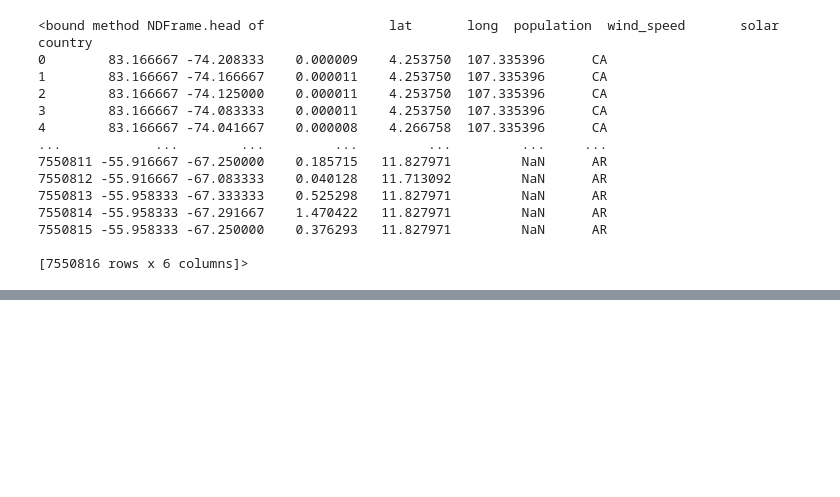
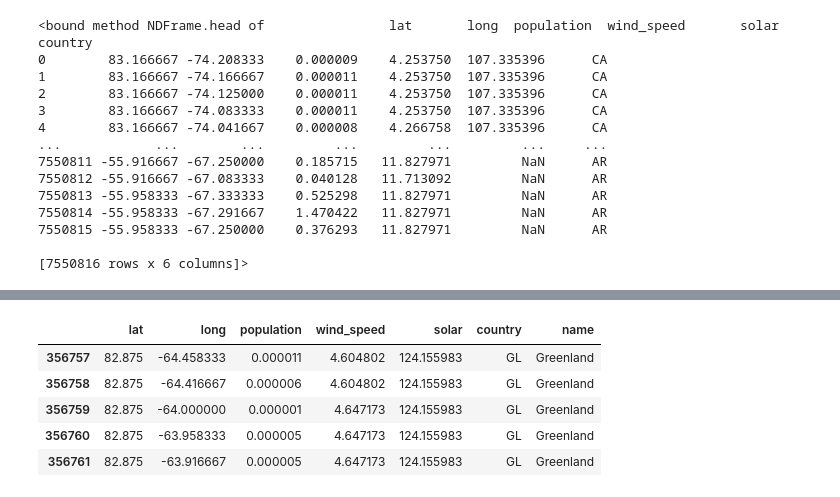
Before and after one commit to ITWSDataScience/Group3_Fall2022, a Jupyter notebook: conflicts.ipynb, the cells around one changed output, grey strips where cells are left out. Cells and saved outputs as stored; diff of their text form; code cells hidden in the pictures; blank space fills up the shorter version.

```diff
--- a/conflicts.ipynb
+++ b/conflicts.ipynb
@@ -16,5 +16,5 @@ df.head()
 | 3 | 37542179 | 2022-10-14 | United States | NaN | United States | Provide economic aid | 71 | 7.4 | ... |
 | 4 | 37542131 | 2022-10-14 | Ukraine | NaN | Ukraine | Arrest, detain, or charge with le... | 173 | -5.0 | ... |
 # %%
-df = df.loc[(df['Intensity'] <= -9.0)]
-conflict_countries = df['Target Country'].dropna().unique()
+conflicts = conflicts.loc[(df['Intensity'] <= -9.0)]
+conflict_countries = conflicts['Target Country'].dropna().unique()
@@ -92,0 +117,10 @@ df.to_csv('grid.csv',index = False)
+# %%
+df = df[~df['name'].isin(conflict_countries)]
+df.head()
+# %% [output]
+|  | lat | long | population | wind_speed | solar | country | name |
+| 356757 | 82.875 | -64.458333 | 0.000011 | 4.604802 | 124.155983 | GL | Greenland |
+| 356758 | 82.875 | -64.416667 | 0.000006 | 4.604802 | 124.155983 | GL | Greenland |
+| 356759 | 82.875 | -64.000000 | 0.000001 | 4.647173 | 124.155983 | GL | Greenland |
+| 356760 | 82.875 | -63.958333 | 0.000005 | 4.647173 | 124.155983 | GL | Greenland |
+| 356761 | 82.875 | -63.916667 | 0.000005 | 4.647173 | 124.155983 | GL | Greenland |
```
Also changed, not shown: parts of 11 cells of this notebook, 1 other file.
